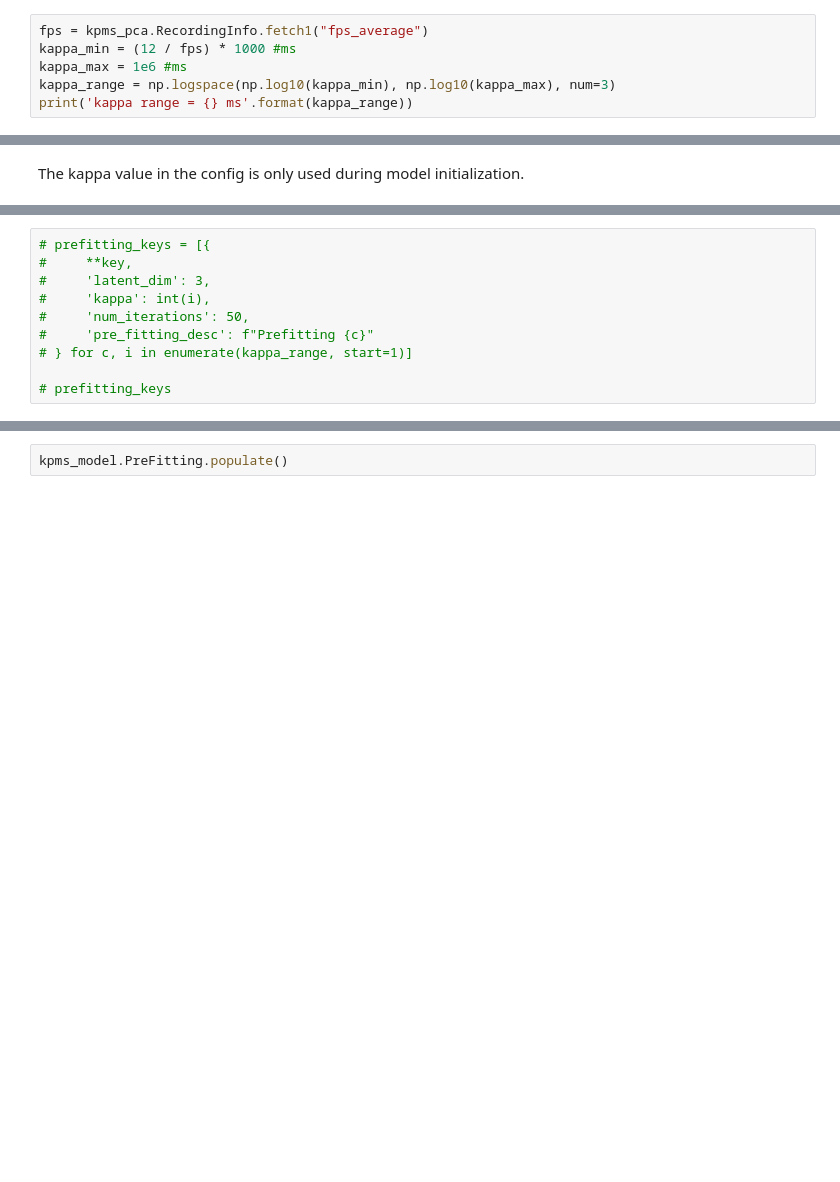
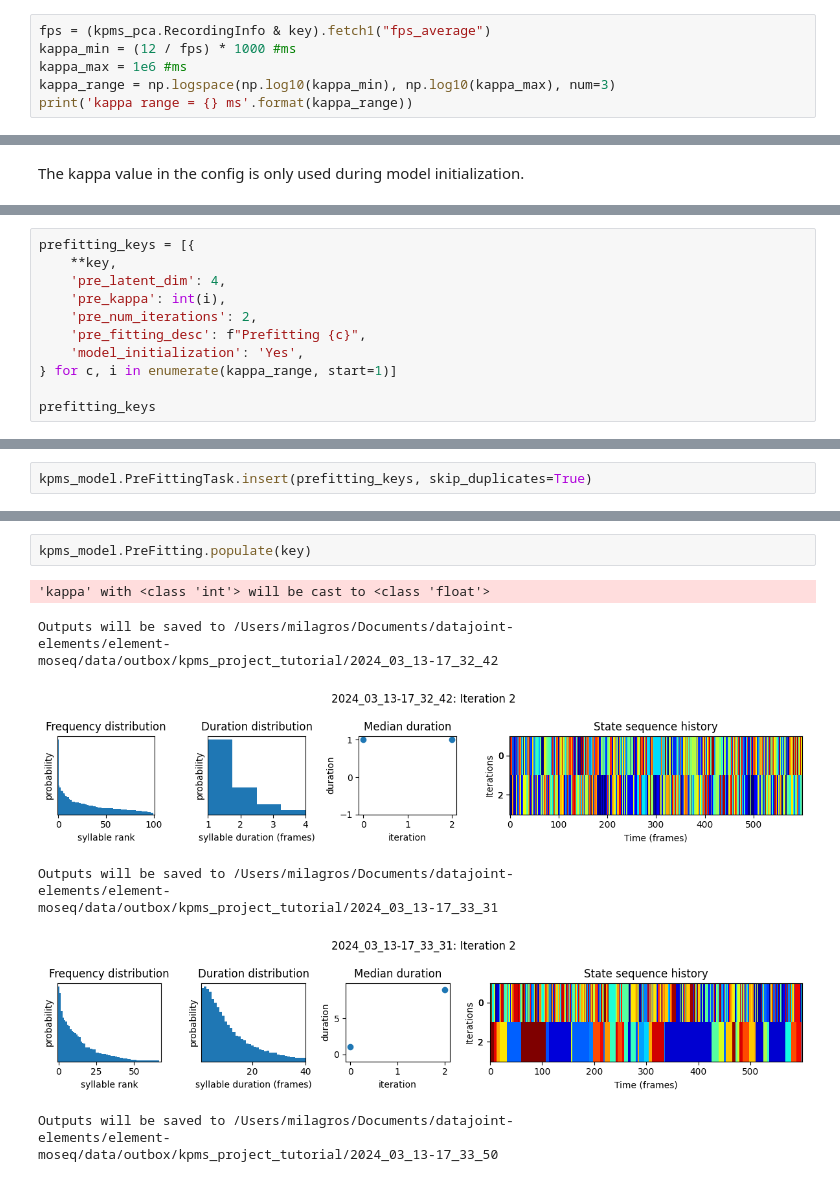
Before and after one commit to datajoint/element-moseq, a Jupyter notebook: notebooks/tutorial.ipynb, the cells around one changed output, grey strips where cells are left out. Cells and saved outputs as stored; diff of their text form; blank space fills up the shorter version.

Commit message:
update `tutorial.ipynb` (WIP)

```diff
--- a/notebooks/tutorial.ipynb
+++ b/notebooks/tutorial.ipynb
@@ -183,7 +356,7 @@ Adjust `kappa` hyperparameter to achieve the desired distribution of syllable du
 
 Let's chose a kappa value that yields a median syllable duration of 12 frames.
 # %%
-fps = kpms_pca.RecordingInfo.fetch1("fps_average")
+fps = (kpms_pca.RecordingInfo & key).fetch1("fps_average")
 kappa_min = (12 / fps) * 1000 #ms
 kappa_max = 1e6 #ms
 kappa_range = np.logspace(np.log10(kappa_min), np.log10(kappa_max), num=3)
@@ -206,10 +370,11 @@ kpms_model.PreFittingTask.insert1(prefitting_key, skip_duplicates=True)
 # %%
-# prefitting_keys = [{
-#     **key,
-#     'latent_dim': 3,
-#     'kappa': int(i),
-#     'num_iterations': 50,
-#     'pre_fitting_desc': f"Prefitting {c}"
-# } for c, i in enumerate(kappa_range, start=1)]
+prefitting_keys = [{
+    **key,
+    'pre_latent_dim': 4,
+    'pre_kappa': int(i),
+    'pre_num_iterations': 2,
+    'pre_fitting_desc': f"Prefitting {c}",
+    'model_initialization': 'Yes',
+} for c, i in enumerate(kappa_range, start=1)]
 
-# prefitting_keys
+prefitting_keys
@@ -219,2 +399,4 @@ kpms_model.PreFittingTask.insert1(prefitting_key, skip_duplicates=True)
+# %%
+kpms_model.PreFittingTask.insert(prefitting_keys, skip_duplicates=True)
 # %%
 kpms_model.PreFittingTask()
@@ -221,2 +414,15 @@ kpms_model.PreFittingTask()
 # %%
-kpms_model.PreFitting.populate()
+kpms_model.PreFitting.populate(key)
+# %% [output]
+'kappa' with <class 'int'> will be cast to <class 'float'>
+Outputs will be saved to /Users/milagros/Documents/datajoint-
+elements/element-
+moseq/data/outbox/kpms_project_tutorial/2024_03_13-17_32_42
+[figure, added]
+Outputs will be saved to /Users/milagros/Documents/datajoint-
+elements/element-
+moseq/data/outbox/kpms_project_tutorial/2024_03_13-17_33_31
+[figure, added]
+Outputs will be saved to /Users/milagros/Documents/datajoint-
+elements/element-
+moseq/data/outbox/kpms_project_tutorial/2024_03_13-17_33_50
```
Also changed, not shown: parts of 75 cells of this notebook.
